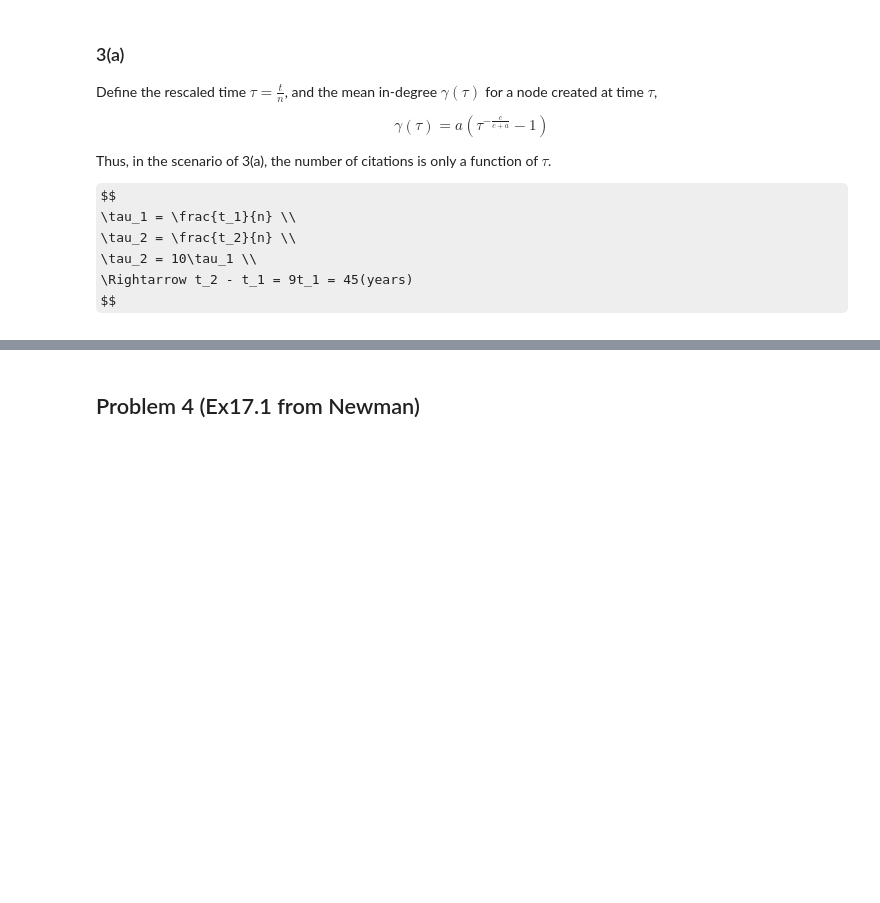
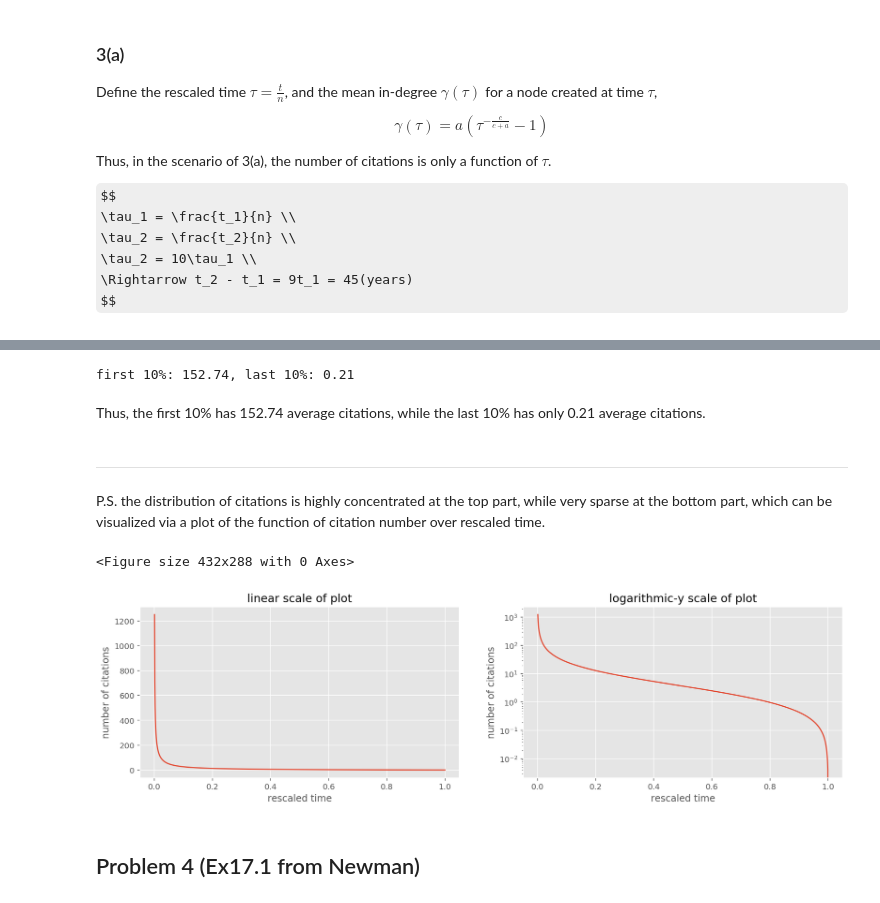
Before and after one commit to Kou-Guandong/NYU_9293_Network_Science_and_Optimization, a Jupyter notebook: HW3/HW3_gk1675.ipynb, the cells around one changed output, grey strips where cells are left out. Cells and saved outputs as stored; diff of their text form; code cells hidden in the pictures; some formulas as TeX source; blank space fills up the shorter version.

```diff
--- a/HW3/HW3_gk1675.ipynb
+++ b/HW3/HW3_gk1675.ipynb
@@ -151,3 +146,36 @@ $$
+# %%
+print('first 10%%: %.2f, last 10%%: %.2f' %(top, bottom))
+# %% [output]
+first 10%: 152.74, last 10%: 0.21
+# %% [markdown]
+Thus, the first 10% has 152.74 average citations, while the last 10% has only 0.21 average citations.
+# %% [markdown]
+---
+P.S. the distribution of citations is highly concentrated at the top part, while very sparse at the bottom part, which can be visualized via a plot of the function of citation number over rescaled time.
+# %%
+import numpy as np
+import matplotlib.pyplot as plt
+plt.style.use('ggplot')
+%config InlineBackend.figure_format = 'retina'
+# %%
+tau = np.linspace(0.001, 1, 1001)
+a, c = 5, 20
+gamma = a * (tau**(-c/(a+c)) - 1)
+# %%
+plt.figure();
+fig, ax = plt.subplots(1,2, figsize=(16,4));
+ax[0].plot(tau, gamma);
+ax[0].set_xlabel('rescaled time');
+ax[0].set_ylabel('number of citations');
+ax[0].set_title('linear scale of plot')
+ax[1].plot(tau, gamma);
+ax[1].set_xlabel('rescaled time');
+ax[1].set_ylabel('number of citations');
+ax[1].set_yscale('log');
+ax[1].set_title('logarithmic-y scale of plot');
+# %% [output]
+<Figure size 432x288 with 0 Axes>
+[figure, added]
 # %% [markdown]
 ## Problem 4 (Ex17.1 from Newman)
 # %% [markdown]
```
Also changed, not shown: parts of 10 cells of this notebook, 1 other file.
